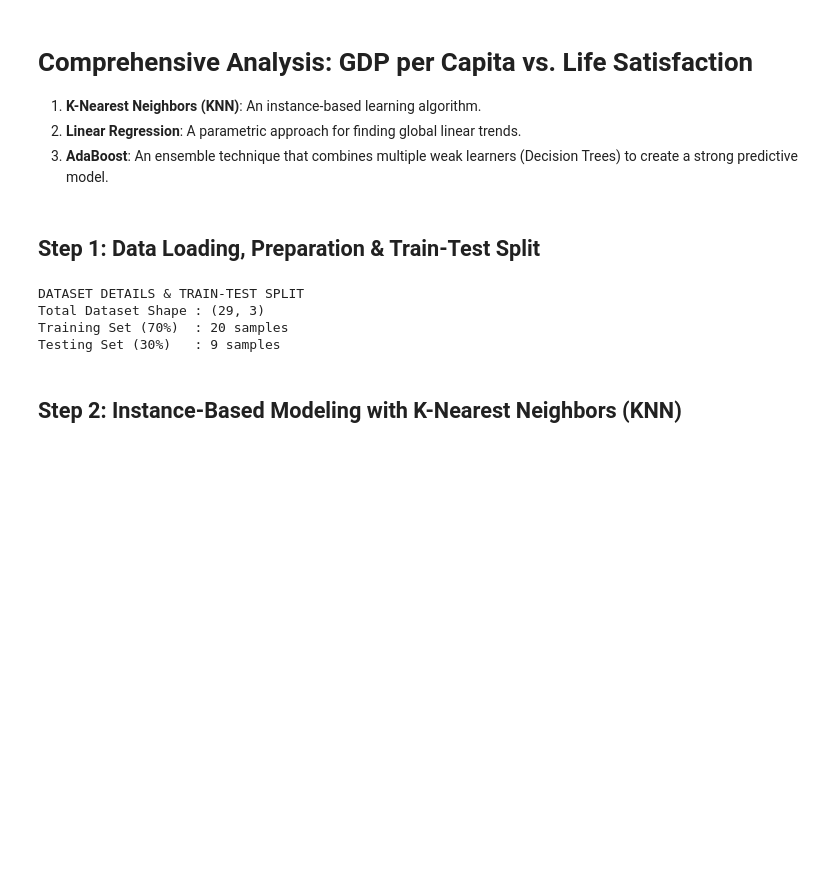
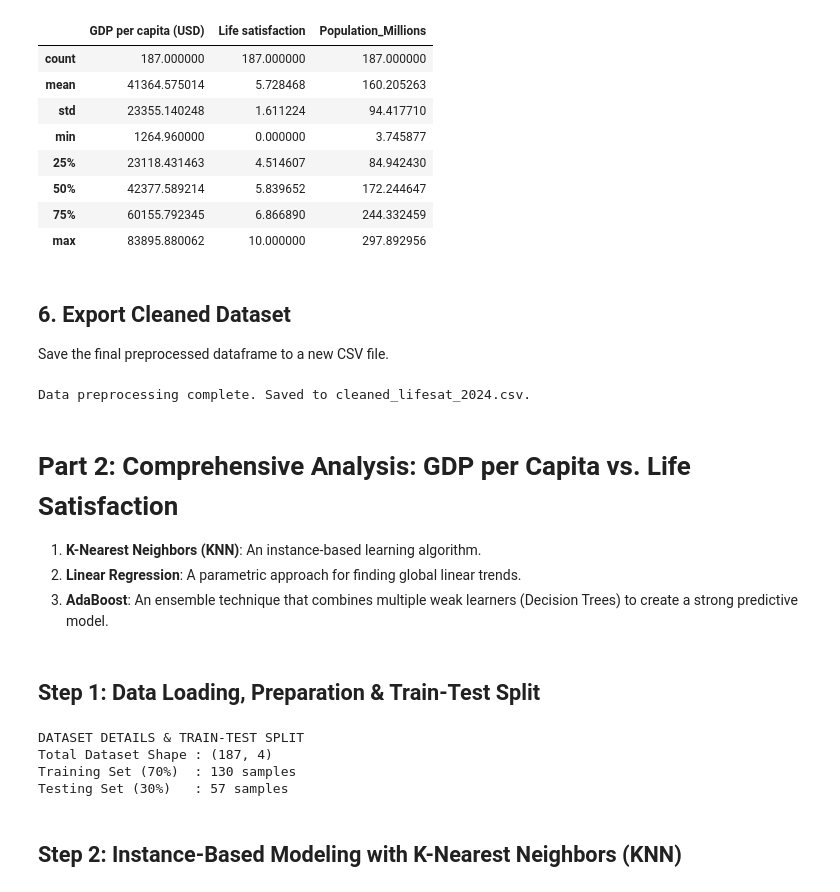
Before and after one commit to Akshay0749/Mini-Projects-ML, a Jupyter notebook: Linear-Regression & KNN/Life_Satisfaction.ipynb, the cells around one changed output. Cells and saved outputs as stored; diff of their text form; code cells hidden in the pictures; blank space fills up the shorter version.

```diff
--- a/Linear-Regression & KNN/Life_Satisfaction.ipynb
+++ b/Linear-Regression & KNN/Life_Satisfaction.ipynb
@@ -0,0 +24,4 @@
+# %%
+print(f'Original dataset shape: {df.shape}')
+df = df.drop_duplicates()
+print(f'Shape after deduplication: {df.shape}')
@@ -0,0 +34,4 @@
+# %%
+df['CountryName'] = df['CountryName'].str.title()
+df['CountryName'] = df['CountryName'].str.replace('_?', '', regex=True)
+display(df.head(10))
@@ -0,0 +53,7 @@
+# %%
+def clean_currency(x):
+    if isinstance(x, str):
+        x = x.replace('$', '').replace(',', '')
+    return pd.to_numeric(x, errors='coerce')
+
+df['GDP_per_Capita'] = df['GDP_per_Capita'].apply(clean_currency)
@@ -0,0 +63,6 @@
+# %%
+for col in ['GDP_per_Capita', 'Life_Satisfaction', 'Population_Millions']:
+    median_val = df[col].median()
+    df[col] = df[col].fillna(median_val)
+
+print('Missing values after imputation:\n', df.isna().sum())
@@ -1,5 +79,29 @@
+# %%
+df['Life_Satisfaction'] = df['Life_Satisfaction'].clip(lower=0, upper=10)
+
+# Rename columns for downstream modeling
+df.rename(columns={'GDP_per_Capita': 'GDP per capita (USD)', 'Life_Satisfaction': 'Life satisfaction'}, inplace=True)
+display(df.describe())
+# %% [output]
+|  | GDP per capita (USD) | Life satisfaction | Population_Millions |
+| count | 187.000000 | 187.000000 | 187.000000 |
+| mean | 41364.575014 | 5.728468 | 160.205263 |
+| std | 23355.140248 | 1.611224 | 94.417710 |
+| min | 1264.960000 | 0.000000 | 3.745877 |
+| 25% | 23118.431463 | 4.514607 | 84.942430 |
+| 50% | 42377.589214 | 5.839652 | 172.244647 |
+| 75% | 60155.792345 | 6.866890 | 244.332459 |
+| max | 83895.880062 | 10.000000 | 297.892956 |
+# %% [markdown]
+## 6. Export Cleaned Dataset
+Save the final preprocessed dataframe to a new CSV file.
+# %%
+df.to_csv('cleaned_lifesat_2024.csv', index=False)
+print('Data preprocessing complete. Saved to cleaned_lifesat_2024.csv.')
+# %% [output]
+Data preprocessing complete. Saved to cleaned_lifesat_2024.csv.
 # %% [markdown]
-# Comprehensive Analysis: GDP per Capita vs. Life Satisfaction
+# Part 2: Comprehensive Analysis: GDP per Capita vs. Life Satisfaction
 
 1. **K-Nearest Neighbors (KNN)**: An instance-based learning algorithm.
 2. **Linear Regression**: A parametric approach for finding global linear trends.
@@ -21,10 +121,10 @@ plt.rc('font', size=12)
 ## Step 1: Data Loading, Preparation & Train-Test Split
 # %%
 # STEP 1: Data Loading, Feature Extraction and Train-Test Split
-df = pd.read_csv('lifesat_2024.csv')
+df_clean = pd.read_csv('cleaned_lifesat_2024.csv')
 
-X = df[['GDP per capita (USD)']]
-y = df['Life satisfaction']
+X = df_clean[['GDP per capita (USD)']]
+y = df_clean['Life satisfaction']
 
 # 70-30 Train-Test Split following supervised evaluation methodology
 X_train, X_test, y_train, y_test = train_test_split(X, y, test_size=0.3, random_state=42)
@@ -33,14 +133,14 @@ gdp_india = 3051
 X_india = pd.DataFrame({'GDP per capita (USD)': [gdp_india]})
 
 print("DATASET DETAILS & TRAIN-TEST SPLIT")
-print(f"Total Dataset Shape : {df.shape}")
+print(f"Total Dataset Shape : {df_clean.shape}")
 print(f"Training Set (70%)  : {X_train.shape[0]} samples")
 print(f"Testing Set (30%)   : {X_test.shape[0]} samples")
 # %% [output]
 DATASET DETAILS & TRAIN-TEST SPLIT
-Total Dataset Shape : (29, 3)
-Training Set (70%)  : 20 samples
-Testing Set (30%)   : 9 samples
+Total Dataset Shape : (187, 4)
+Training Set (70%)  : 130 samples
+Testing Set (30%)   : 57 samples
 # %% [markdown]
 ## Step 2: Instance-Based Modeling with K-Nearest Neighbors (KNN)
 # %%
```
Also changed, not shown: parts of 16 cells of this notebook, 2 other files.
